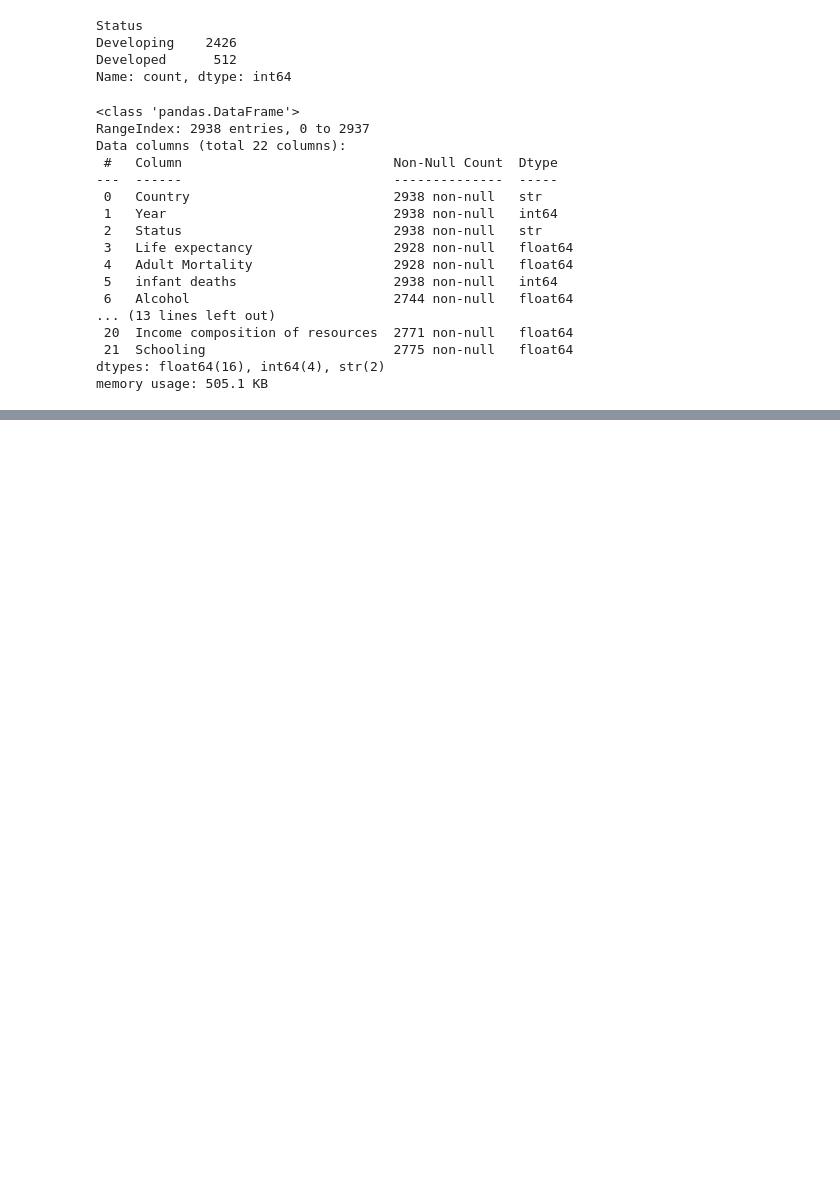
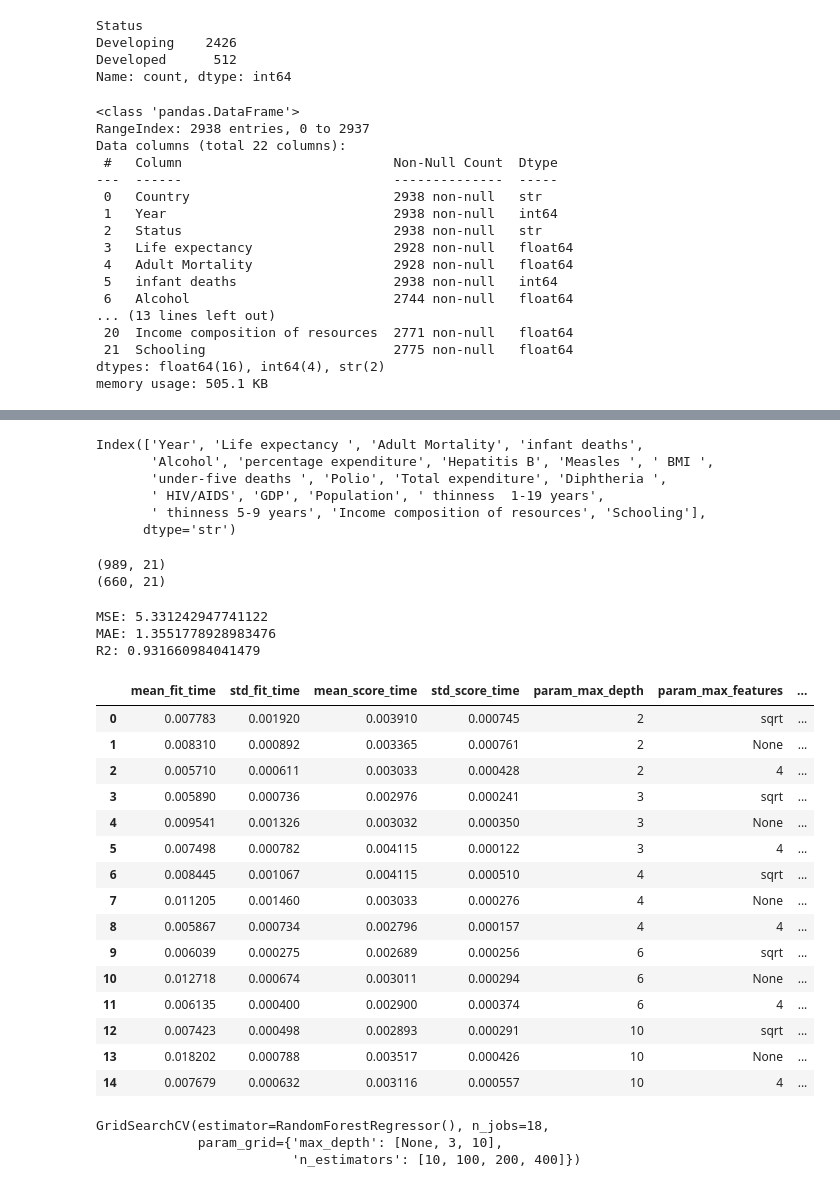
Before and after one commit to PCupboard/praktisk-maskin-learn, a Jupyter notebook: advanced_deep_learning/workshop_2209.ipynb, the cells around one changed output, grey strips where cells are left out. Cells and saved outputs as stored; diff of their text form; code cells hidden in the pictures; blank space fills up the shorter version.

```diff
--- a/advanced_deep_learning/workshop_2209.ipynb
+++ b/advanced_deep_learning/workshop_2209.ipynb
@@ -180,9 +168,32 @@ dataset.Country.plot.hist()
 numerical_features = dataset.drop(['Country', 'Status'], axis=1).columns
 numerical_features
 
+# Should be done on training data only, and reused for validation and testing
 # Mean normalization
-dataset[numerical_features] = (dataset[numerical_features] - dataset[numerical_features].mean())/dataset[numerical_features].std()
+# dataset[numerical_features] = (dataset[numerical_features] - dataset[numerical_features].mean())/dataset[numerical_features].std()
 # using sklearn
-dataset[numerical_features] = Normalizer().fit_transform(dataset[numerical_features])
+# dataset[numerical_features] = Normalizer().fit_transform(dataset[numerical_features])
+# %% [output]
+Index(['Year', 'Life expectancy ', 'Adult Mortality', 'infant deaths',
+       'Alcohol', 'percentage expenditure', 'Hepatitis B', 'Measles ', ' BMI ',
+       'under-five deaths ', 'Polio', 'Total expenditure', 'Diphtheria ',
+       ' HIV/AIDS', 'GDP', 'Population', ' thinness  1-19 years',
+       ' thinness 5-9 years', 'Income composition of resources', 'Schooling'],
+      dtype='str')
 # %%
-# We'll continue next week (Sorry)
+# Split our data into TrainValidation and Testing
+
+dataset_trainval, dataset_test = train_test_split(dataset, test_size=0.4, shuffle=True)
+features_trainval = dataset_trainval.drop('Life expectancy ', axis=1)
+features_test = dataset_test.drop('Life expectancy ', axis=1)
+targets_trainval = dataset_trainval['Life expectancy ']
+targets_test = dataset_test['Life expectancy ']
+print(features_trainval.shape)
+print(features_test.shape)
+# %% [output]
+(989, 21)
+(660, 21)
+# %%
+country_encoder = TargetEncoder().fit(features_trainval[['Country']], targets_trainval)
+features_trainval['Country'] = country_encoder.transform(features_trainval[['Country']])
+features_test['Country'] = country_encoder.transform(features_test[['Country']])
@@ -188,0 +206,47 @@ dataset[numerical_features] = Normalizer().fit_transform(dataset[numerical_featu
+# %%
+# Create and tune a DT
+
+dt_params = {
+    'max_depth': [2, 3, 4, 6, 10],
+    'max_features': ['sqrt', None, 4]
+}
+
+dt_grid = GridSearchCV(DecisionTreeRegressor(), dt_params)
+dt_grid.fit(features_trainval, targets_trainval)
+
+test(dt_grid)
+# %% [output]
+MSE: 5.331242947741122
+MAE: 1.3551778928983476
+R2: 0.931660984041479
+# %%
+cv_results = pd.DataFrame(dt_grid.cv_results_)
+cv_results
+# %% [output]
+|  | mean_fit_time | std_fit_time | mean_score_time | std_score_time | param_max_depth | param_max_features | ... |
+| 0 | 0.007783 | 0.001920 | 0.003910 | 0.000745 | 2 | sqrt | ... |
+| 1 | 0.008310 | 0.000892 | 0.003365 | 0.000761 | 2 | None | ... |
+| 2 | 0.005710 | 0.000611 | 0.003033 | 0.000428 | 2 | 4 | ... |
+| 3 | 0.005890 | 0.000736 | 0.002976 | 0.000241 | 3 | sqrt | ... |
+| 4 | 0.009541 | 0.001326 | 0.003032 | 0.000350 | 3 | None | ... |
+| 5 | 0.007498 | 0.000782 | 0.004115 | 0.000122 | 3 | 4 | ... |
+| 6 | 0.008445 | 0.001067 | 0.004115 | 0.000510 | 4 | sqrt | ... |
+| 7 | 0.011205 | 0.001460 | 0.003033 | 0.000276 | 4 | None | ... |
+| 8 | 0.005867 | 0.000734 | 0.002796 | 0.000157 | 4 | 4 | ... |
+| 9 | 0.006039 | 0.000275 | 0.002689 | 0.000256 | 6 | sqrt | ... |
+| 10 | 0.012718 | 0.000674 | 0.003011 | 0.000294 | 6 | None | ... |
+| 11 | 0.006135 | 0.000400 | 0.002900 | 0.000374 | 6 | 4 | ... |
+| 12 | 0.007423 | 0.000498 | 0.002893 | 0.000291 | 10 | sqrt | ... |
+| 13 | 0.018202 | 0.000788 | 0.003517 | 0.000426 | 10 | None | ... |
+| 14 | 0.007679 | 0.000632 | 0.003116 | 0.000557 | 10 | 4 | ... |
+# %%
+rf_params = {
+    'n_estimators': [10, 100, 200, 400],
+    'max_depth': [None, 3, 10]
+}
+rf_grid = GridSearchCV(RandomForestRegressor(), rf_params, n_jobs=18)
+rf_grid.fit(features_trainval, targets_trainval)
+# %% [output]
+GridSearchCV(estimator=RandomForestRegressor(), n_jobs=18,
+             param_grid={'max_depth': [None, 3, 10],
+                         'n_estimators': [10, 100, 200, 400]})
```
Also changed, not shown: parts of 5 cells of this notebook.
